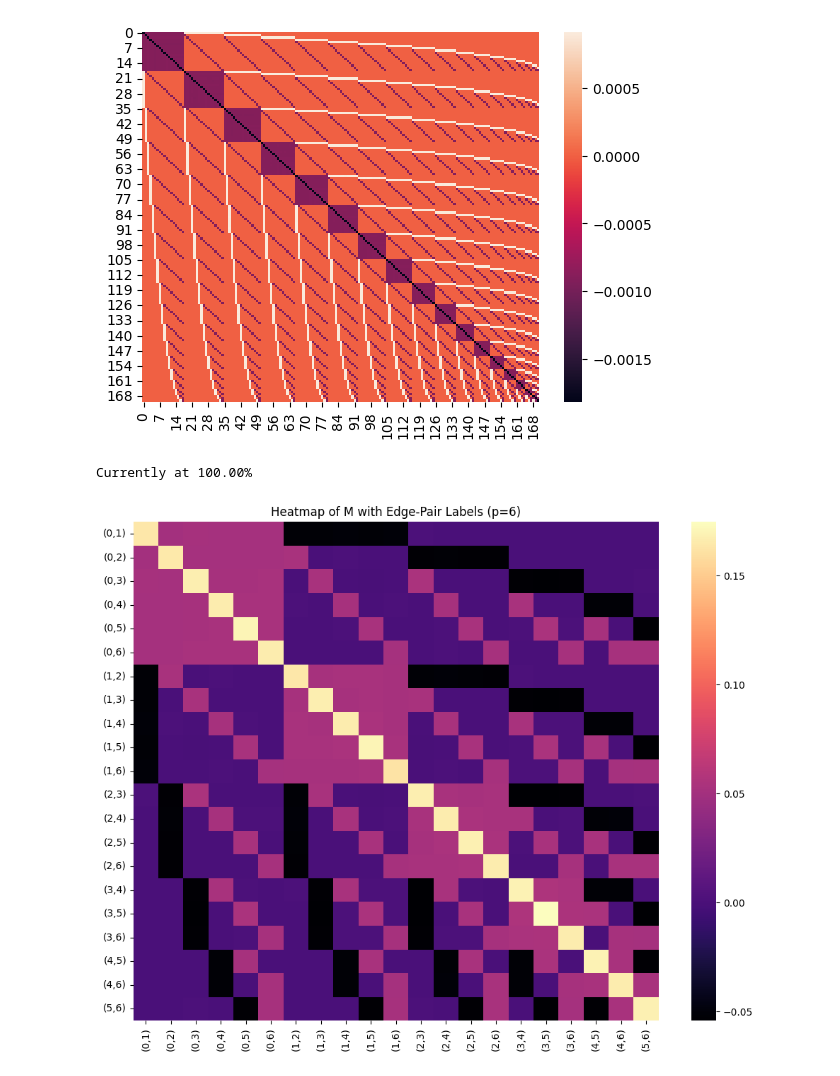
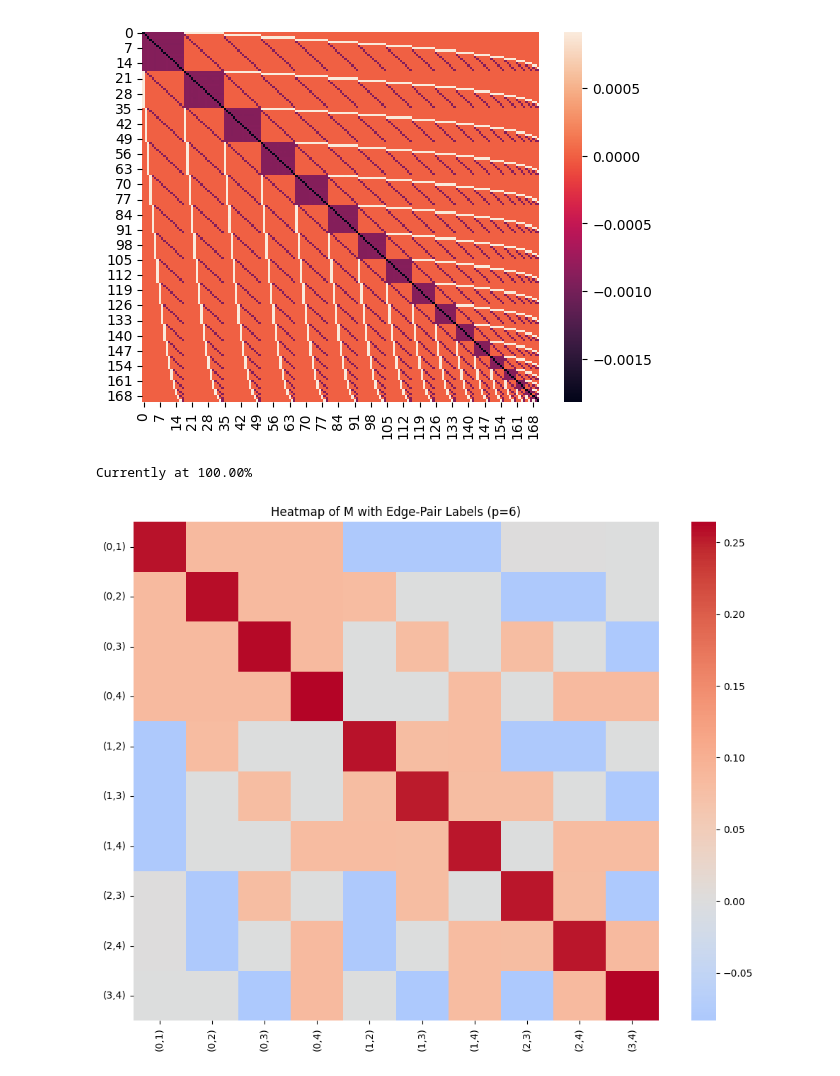
Before and after one commit to Shiwen-Yang/SCOPE, a Jupyter notebook: test_0.ipynb, the cells around one changed output. Drawn from its saved outputs; the diff is of its cells as text; code cells hidden in the pictures.

```diff
--- a/test_0.ipynb
+++ b/test_0.ipynb
@@ -227,39 +208,46 @@ import seaborn as sns
 import torch
 import numpy as np
 
 # Create a smaller example for p = 6
-p = 7
+p = 6
 basis_labels = []
-for i in range(p):
-    for j in range(i + 1, p):
+for i in range(p-1):
+    for j in range(i + 1, p-1):
         basis_labels.append(f"({i},{j})")
 
 # d = len(basis_labels)
 
 # Generate a synthetic M matrix with similar structure
-p = 8
 
 alpha = torch.ones(p, p, dtype= torch.float32) + torch.eye(p, dtype= torch.float32)*2
 # alpha = torch.tensor([[10, 1, 1, 1], [1, 10, 1], [1, 1, 10]], dtype= torch.float64)
 # alpha = torch.tensor([[5, 1]], dtype= torch.float64)
-n= 28000
+n= 33000
 K, p = alpha.shape
 torch.manual_seed(5)
 dir = Dirichlet(alpha)
 X = dir.sample((n // K,)).transpose(0, 1).reshape(n, p)[:, :(p-1)].to("cuda")
 
 M_vis = construct_M_from_basis(LF.mollified_relu_simplex_core, X, 0.02, mollified_relu_grad, mollified_relu_hess)
-M_vis = M_vis.cpu().detach().numpy()
+M_vis_np = M_vis.cpu().detach().numpy()
 
 # Plot with edge labels
 plt.figure(figsize=(10, 8))
-sns.heatmap(M_vis, cmap='magma', annot=False, xticklabels=basis_labels, yticklabels=basis_labels, cbar=True)
+sns.heatmap(
+    M_vis_np,
+    cmap='coolwarm',       # or 'seismic', 'RdBu', etc.
+    center=0,              # ensures zero is in the middle of the color scale (white)
+    annot=False,
+    xticklabels=basis_labels,
+    yticklabels=basis_labels,
+    cbar=True
+)
 plt.title("Heatmap of M with Edge-Pair Labels (p=6)")
 plt.xticks(rotation=90)
 plt.yticks(rotation=0)
 plt.tight_layout()
 plt.show()
 # %% [output]
 Currently at 100.00%
-[figure, old version]
+[figure, new version]
 # %%
```
Also changed, not shown: parts of 6 cells of this notebook, 1 other file.
